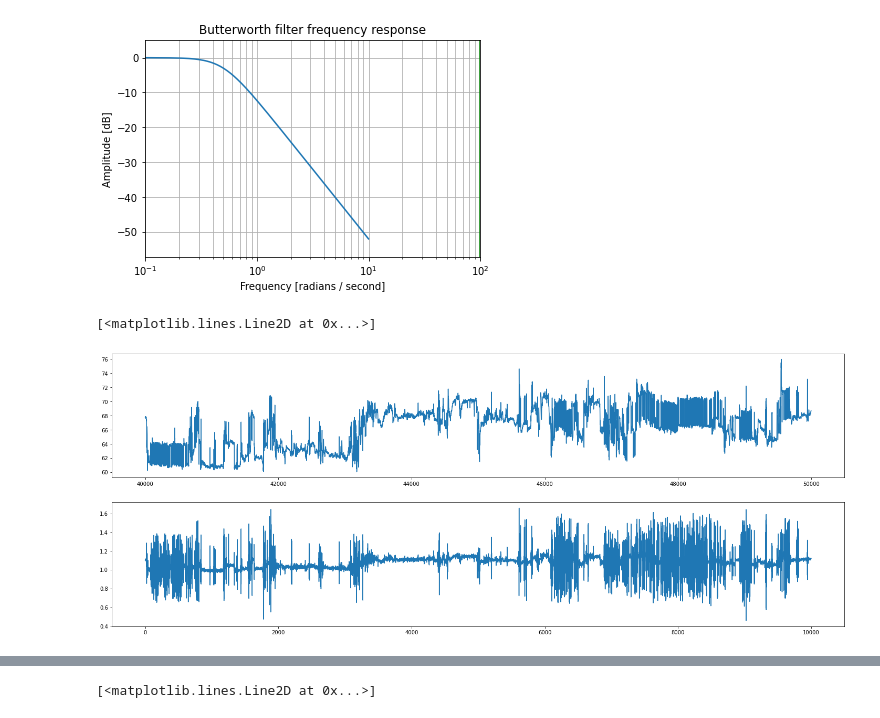
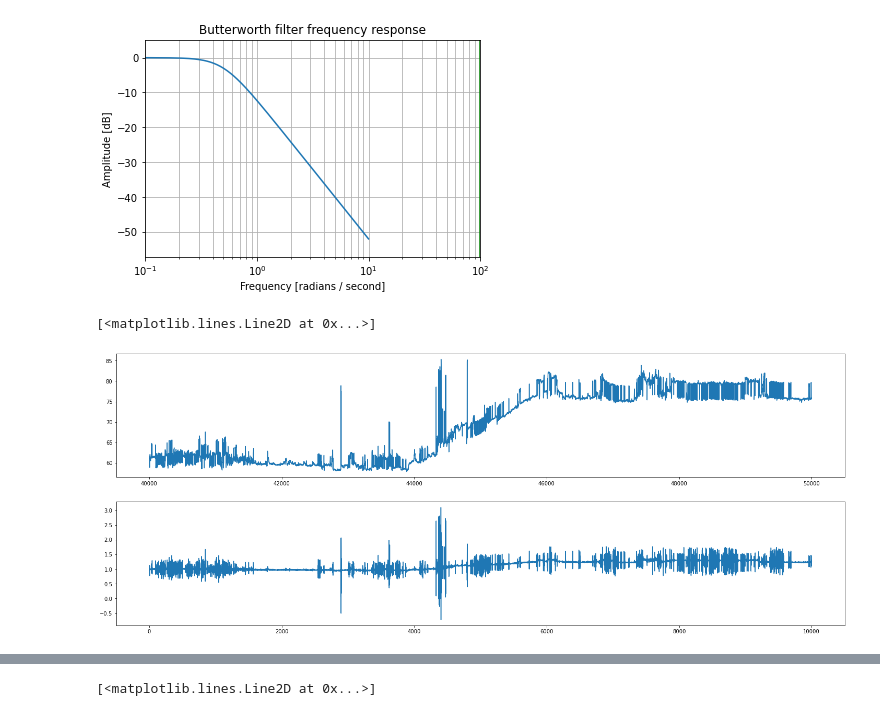
Before and after one commit to jmenzies280/embryo-monitoring, a Jupyter notebook: software/analysis/analysis_old.ipynb, the cells around one changed output, grey strips where cells are left out. Cells and saved outputs as stored; diff of their text form; code cells hidden in the pictures.

```diff
--- a/software/analysis/analysis1.ipynb
+++ b/software/analysis/analysis_old.ipynb
@@ -12,10 +12,12 @@ from scipy import signal
 #tell python where the data is located, based on the current folder
 filePath = "..//..//data//"
 # tell what is the file name we will open and load data
-fileName = "output2022-01-20T11_12_09.csv"
+fileName = "test22021-12-06T18_13_52.csv"
 # %%
 #load data into "data" variable
 data = pd.read_csv(filePath+fileName)
+#grab every other column so that we are only using the average brightness in each ROI (discarding rolling average calculated with Bonsai)
+data=data[data.columns[::2]]
 #display data
 data
 # %% [output]
@@ -79,7 +104,7 @@ plt.plot(data["topLeft.Item1.height"][start:end])
 b, a = signal.butter(2, 0.5, 'low', analog=True)
 w, h = signal.freqs(b, a)
 
-filtered = signal.filtfilt(b,a, data["topLeft.Item1.avgBright"])
+filtered = signal.filtfilt(b,a, data["Item1.Item1.Item1.brightAverage"])
 
 
 plt.semilogx(w, 20 * np.log10(abs(h)))
@@ -95,20 +120,20 @@ plt.show()
 # %%
 
 maxlen=2000
 fig = plt.figure(figsize=[25,20])
 #sub1=plt.subplot(4,1,1)
 #plt.plot(data["Item1.Item1.Item1.brightAverage"][40000:50000])
 #plt.plot(filtered[40000:50000])
 #sub2=plt.subplot(4,1,2)
 
 sub3=plt.subplot(4,1,1)
-plt.plot(data["topLeft.Item1.avgBright"][40000:50000])
+plt.plot(data["Item1.Item1.Item1.brightAverage"][40000:50000])
 
 sub4=plt.subplot(4,1,2)
 plt.plot(filtered[40000:50000])
 # %% [output]
 [<matplotlib.lines.Line2D at 0x...>]
-[figure, old version]
+[figure, new version]
 # %%
 #create an empty dataframe to store new arrays that are the running average subtracted from the average brightness in each roi
 detrended = pd.DataFrame(index =list(range(len(data))))
```
Also changed, not shown: parts of 5 cells of this notebook, 3 other files.
